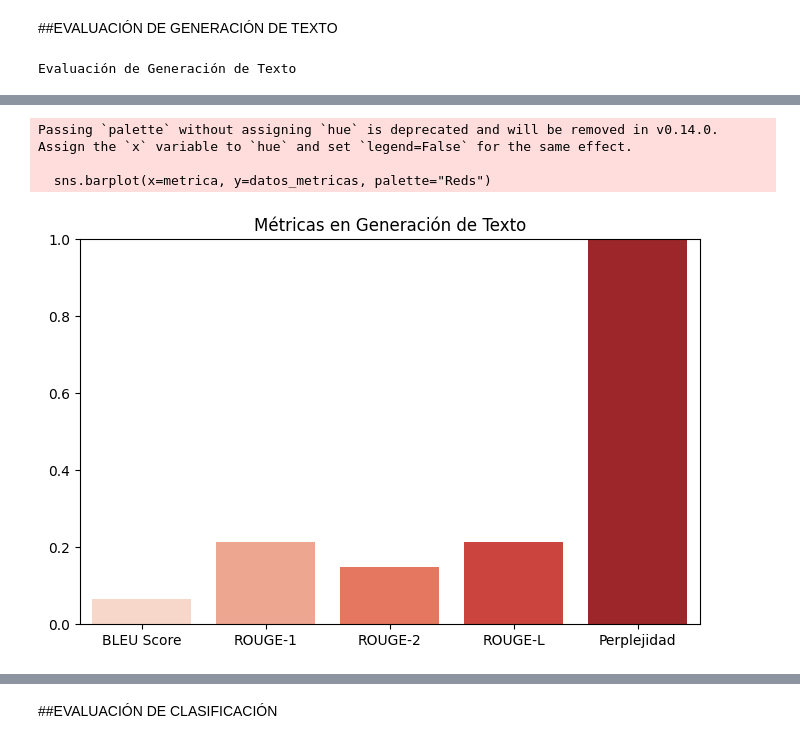
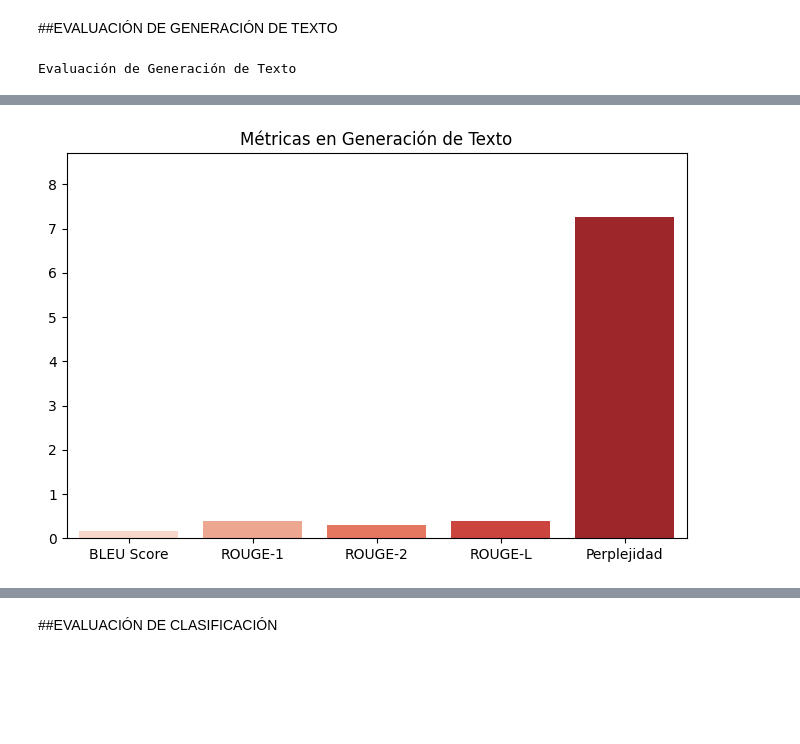
Before and after one commit to cbadenes/curso-pln, a Jupyter notebook: notebooks/proyecto_apoyo/04_Evaluación.ipynb, the cells around one changed output, grey strips where cells are left out. Cells and saved outputs as stored; diff of their text form; code cells hidden in the pictures; blank space fills up the shorter version.

```diff
--- a/notebooks/proyecto_apoyo/04_Evaluación.ipynb
+++ b/notebooks/proyecto_apoyo/04_Evaluación.ipynb
@@ -50,42 +26,95 @@ Please note that authentication is recommended but still optional to access publ
 # %% [markdown]
 ##EVALUACIÓN DE GENERACIÓN DE TEXTO
 # %%
+import torch
+import numpy as np
+import matplotlib.pyplot as plt
+import seaborn as sns
+from transformers import AutoModelForCausalLM, AutoTokenizer
+from nltk.translate.bleu_score import sentence_bleu
+from rouge_score import rouge_scorer
+from scipy.stats import entropy
+
 # ----------------------------
 # Evaluación de Generación de Texto
 # ----------------------------
+
 print("Evaluación de Generación de Texto")
+
+# Cargar modelo GPT-2 y tokenizer
+tokenizer = AutoTokenizer.from_pretrained("gpt2")
 model_gen = AutoModelForCausalLM.from_pretrained("gpt2")
+
+# Texto inicial
 prompt = "Había una vez un reino muy lejano donde"
 input_ids = tokenizer(prompt, return_tensors="pt")["input_ids"]
+
+# Generar texto con el modelo
 generated_output = model_gen.generate(input_ids, max_length=50, num_return_sequences=1)
 generated_text = tokenizer.decode(generated_output[0], skip_special_tokens=True)
 
-# Evaluación BLEU
+# Referencia para evaluación
 reference = ["Había una vez un reino lejano donde los dragones protegían a los habitantes."]
 candidate = generated_text.split()
+
+# ----------------------------
+# Evaluación BLEU
+# ----------------------------
 bleu_score = sentence_bleu([ref.split() for ref in reference], candidate)
 
+# ----------------------------
 # Evaluación ROUGE
+# ----------------------------
 scorer = rouge_scorer.RougeScorer(['rouge1', 'rouge2', 'rougeL'], use_stemmer=True)
 rouge_scores = scorer.score(reference[0], generated_text)
 
-print("Texto generado:", generated_text)
-print("BLEU Score:", bleu_score)
-print("ROUGE Scores:", rouge_scores)
+# ----------------------------
+# Evaluación de Perplejidad (Corrección)
+# ----------------------------
 
-# Evaluación de Perplejidad
-probabilities = np.exp(-np.array([len(tokenizer.encode(generated_text))]))
-perplexity = np.exp(entropy(probabilities))
-print("Perplejidad:", perplexity)
+def calcular_perplejidad(model, tokenizer, text):
+    input_ids = tokenizer(text, return_tensors="pt")["input_ids"]
 
-# Visualización de métricas de generación
-datos_metricas = [bleu_score, rouge_scores['rouge1'].fmeasure, rouge_scores['rouge2'].fmeasure, rouge_scores['rougeL'].fmeasure, perplexity]
+    with torch.no_grad():
+        outputs = model(input_ids, labels=input_ids)
+        loss = outputs.loss  # Obtiene la loss del modelo (log likelihood negativa)
+
+    perplexity = torch.exp(loss)  # Perplejidad = exp(loss)
+    return perplexity.item()
+
+perplexity = calcular_perplejidad(model_gen, tokenizer, generated_text)
+
+# ----------------------------
+# Visualización de métricas
+# ----------------------------
+
+datos_metricas = [
+    bleu_score,
+    rouge_scores['rouge1'].fmeasure,
+    rouge_scores['rouge2'].fmeasure,
+    rouge_scores['rougeL'].fmeasure,
+    perplexity
+]
+
 metrica = ["BLEU Score", "ROUGE-1", "ROUGE-2", "ROUGE-L", "Perplejidad"]
+
 plt.figure(figsize=(8,5))
 sns.barplot(x=metrica, y=datos_metricas, palette="Reds")
-plt.ylim(0, 1)
+plt.ylim(0, max(datos_metricas) * 1.2)
 plt.title("Métricas en Generación de Texto")
 plt.show()
+
+# ----------------------------
+# Imprimir Resultados
+# ----------------------------
+
+print("\n🔍 **Evaluación de Texto Generado**")
+print(f"📝 **Texto generado:** {generated_text}")
+print(f"📊 **BLEU Score:** {bleu_score:.2f}")
+print(f"📊 **ROUGE-1 F1:** {rouge_scores['rouge1'].fmeasure:.2f}")
+print(f"📊 **ROUGE-2 F1:** {rouge_scores['rouge2'].fmeasure:.2f}")
+print(f"📊 **ROUGE-L F1:** {rouge_scores['rougeL'].fmeasure:.2f}")
+print(f"📊 **Perplejidad:** {perplexity:.2f}")
 # %% [output]
 Evaluación de Generación de Texto
 The attention mask and the pad token id were not set. As a consequence, you may observe unexpected behavior. Please pass your input's `attention_mask` to obtain reliable results.
@@ -92,0 +127 @@ Setting `pad_token_id` to `eos_token_id`:50256 for open-end generation.
+[figure, new version]
@@ -97,4 +134,0 @@ Perplejidad: 1.0
-Passing `palette` without assigning `hue` is deprecated and will be removed in v0.14.0. Assign the `x` variable to `hue` and set `legend=False` for the same effect.
-
-  sns.barplot(x=metrica, y=datos_metricas, palette="Reds")
-[figure, old version]
```
Also changed, not shown: parts of 7 cells of this notebook.
